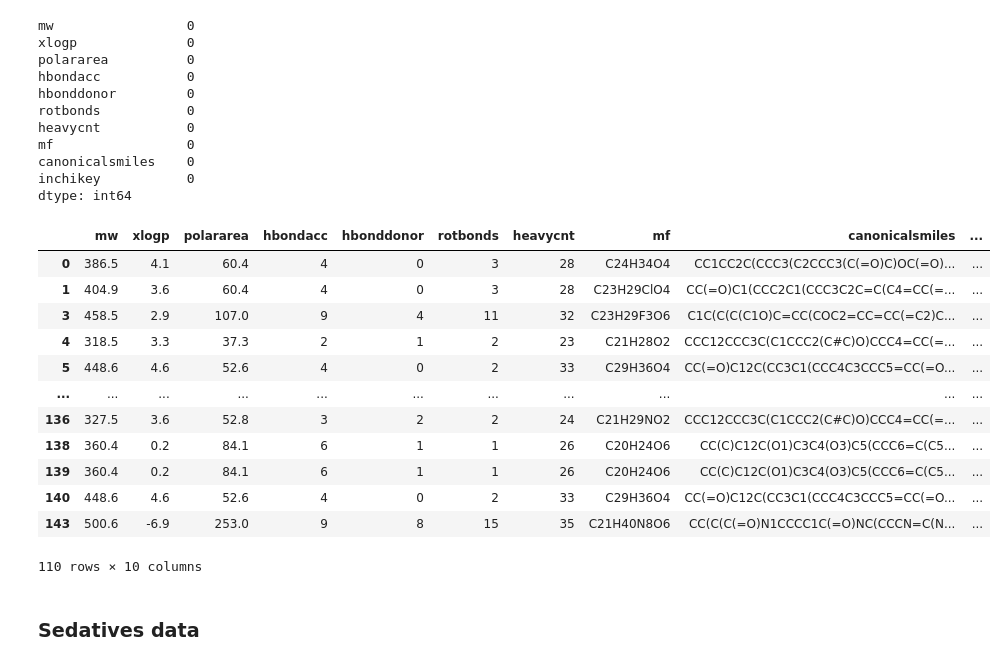
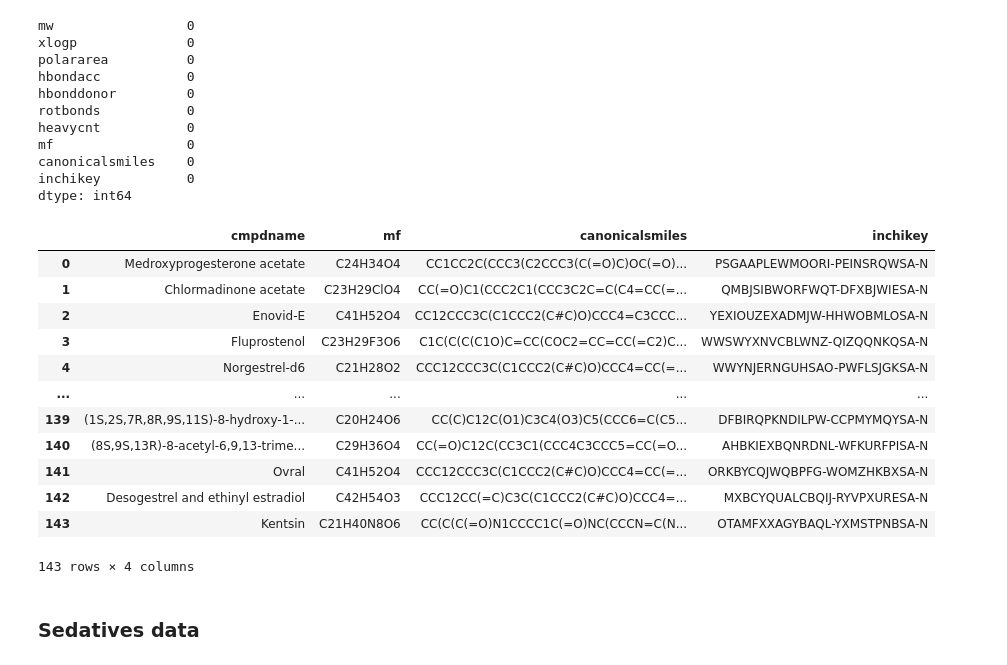
Before and after one commit to Chon26/Antibacterial-model, a Jupyter notebook: dataset.ipynb, the cells around one changed output. Saved outputs shown, nothing was run; the diff lists cells and outputs as text; code cells hidden in the pictures.

```diff
--- a/dataset.ipynb
+++ b/dataset.ipynb
@@ -607,6 +658,9 @@ contraceptive_data
 | 142 | 62957 | Desogestrel and ethinyl estradiol | Marvelon|ortho-Cept|71138-35-7|Cy... | 606.9 | C42H54O3 | 60.7 | 1110.0 | NaN | 45 | ... |
 | 143 | 171541 | Kentsin | Kentsin|56767-30-7|Thr-pro-arg-ly... | 500.6 | C21H40N8O6 | 253.0 | 760.0 | -6.9 | 35 | ... |
 144 rows × 40 columns
+# %%
+contraceptive_data_columns = ['cmpdname', 'mf', 'canonicalsmiles', 'inchikey']
+contraceptive_data = contraceptive_data[contraceptive_data_columns]
 # %%
 contraceptive_data.isna().sum()
 # %% [output]
@@ -650,27 +692,27 @@ dtype: int64
 # %%
 # ระบุค่าที่ต้องการลบในคอลัมน์ที่กำหนด
 value_to_delete = 'VIKNJXKGJWUCNN-UHFFFAOYSA-N'
 column_to_check = 'inchikey'
 
 # ลบแถวที่มีค่าตามที่ระบุ
-new_contraceptive_df = new_contraceptive_df[new_contraceptive_df[column_to_check] != value_to_delete]
+contraceptive_data = contraceptive_data[contraceptive_data[column_to_check] != value_to_delete]
 
 # แสดง DataFrame หลังจากลบแถว
-new_contraceptive_df
+contraceptive_data
 # %% [output]
-|  | mw | xlogp | polararea | hbondacc | hbonddonor | rotbonds | heavycnt | mf | canonicalsmiles | ... |
-| 0 | 386.5 | 4.1 | 60.4 | 4 | 0 | 3 | 28 | C24H34O4 | CC1CC2C(CCC3(C2CCC3(C(=O)C)OC(=O)... | ... |
-| 1 | 404.9 | 3.6 | 60.4 | 4 | 0 | 3 | 28 | C23H29ClO4 | CC(=O)C1(CCC2C1(CCC3C2C=C(C4=CC(=... | ... |
-| 3 | 458.5 | 2.9 | 107.0 | 9 | 4 | 11 | 32 | C23H29F3O6 | C1C(C(C(C1O)C=CC(COC2=CC=CC(=C2)C... | ... |
-| 4 | 318.5 | 3.3 | 37.3 | 2 | 1 | 2 | 23 | C21H28O2 | CCC12CCC3C(C1CCC2(C#C)O)CCC4=CC(=... | ... |
-| 5 | 448.6 | 4.6 | 52.6 | 4 | 0 | 2 | 33 | C29H36O4 | CC(=O)C12C(CC3C1(CCC4C3CCC5=CC(=O... | ... |
-| ... | ... | ... | ... | ... | ... | ... | ... | ... | ... | ... |
-| 136 | 327.5 | 3.6 | 52.8 | 3 | 2 | 2 | 24 | C21H29NO2 | CCC12CCC3C(C1CCC2(C#C)O)CCC4=CC(=... | ... |
-| 138 | 360.4 | 0.2 | 84.1 | 6 | 1 | 1 | 26 | C20H24O6 | CC(C)C12C(O1)C3C4(O3)C5(CCC6=C(C5... | ... |
-| 139 | 360.4 | 0.2 | 84.1 | 6 | 1 | 1 | 26 | C20H24O6 | CC(C)C12C(O1)C3C4(O3)C5(CCC6=C(C5... | ... |
-| 140 | 448.6 | 4.6 | 52.6 | 4 | 0 | 2 | 33 | C29H36O4 | CC(=O)C12C(CC3C1(CCC4C3CCC5=CC(=O... | ... |
-| 143 | 500.6 | -6.9 | 253.0 | 9 | 8 | 15 | 35 | C21H40N8O6 | CC(C(C(=O)N1CCCC1C(=O)NC(CCCN=C(N... | ... |
+|  | cmpdname | mf | canonicalsmiles | inchikey |
+| 0 | Medroxyprogesterone acetate | C24H34O4 | CC1CC2C(CCC3(C2CCC3(C(=O)C)OC(=O)... | PSGAAPLEWMOORI-PEINSRQWSA-N |
+| 1 | Chlormadinone acetate | C23H29ClO4 | CC(=O)C1(CCC2C1(CCC3C2C=C(C4=CC(=... | QMBJSIBWORFWQT-DFXBJWIESA-N |
+| 2 | Enovid-E | C41H52O4 | CC12CCC3C(C1CCC2(C#C)O)CCC4=C3CCC... | YEXIOUZEXADMJW-HHWOBMLOSA-N |
+| 3 | Fluprostenol | C23H29F3O6 | C1C(C(C(C1O)C=CC(COC2=CC=CC(=C2)C... | WWSWYXNVCBLWNZ-QIZQQNKQSA-N |
+| 4 | Norgestrel-d6 | C21H28O2 | CCC12CCC3C(C1CCC2(C#C)O)CCC4=CC(=... | WWYNJERNGUHSAO-PWFLSJGKSA-N |
+| ... | ... | ... | ... | ... |
+| 139 | (1S,2S,7R,8R,9S,11S)-8-hydroxy-1-... | C20H24O6 | CC(C)C12C(O1)C3C4(O3)C5(CCC6=C(C5... | DFBIRQPKNDILPW-CCPMYMQYSA-N |
+| 140 | (8S,9S,13R)-8-acetyl-6,9,13-trime... | C29H36O4 | CC(=O)C12C(CC3C1(CCC4C3CCC5=CC(=O... | AHBKIEXBQNRDNL-WFKURFPISA-N |
+| 141 | Ovral | C41H52O4 | CCC12CCC3C(C1CCC2(C#C)O)CCC4=CC(=... | ORKBYCQJWQBPFG-WOMZHKBXSA-N |
+| 142 | Desogestrel and ethinyl estradiol | C42H54O3 | CCC12CC(=C)C3C(C1CCC2(C#C)O)CCC4=... | MXBCYQUALCBQIJ-RYVPXURESA-N |
+| 143 | Kentsin | C21H40N8O6 | CC(C(C(=O)N1CCCC1C(=O)NC(CCCN=C(N... | OTAMFXXAGYBAQL-YXMSTPNBSA-N |
-110 rows × 10 columns
+143 rows × 4 columns
 # %% [markdown]
 ### Sedatives data
 # %%
```
Also changed, not shown: parts of 41 cells of this notebook, 11 other files.
